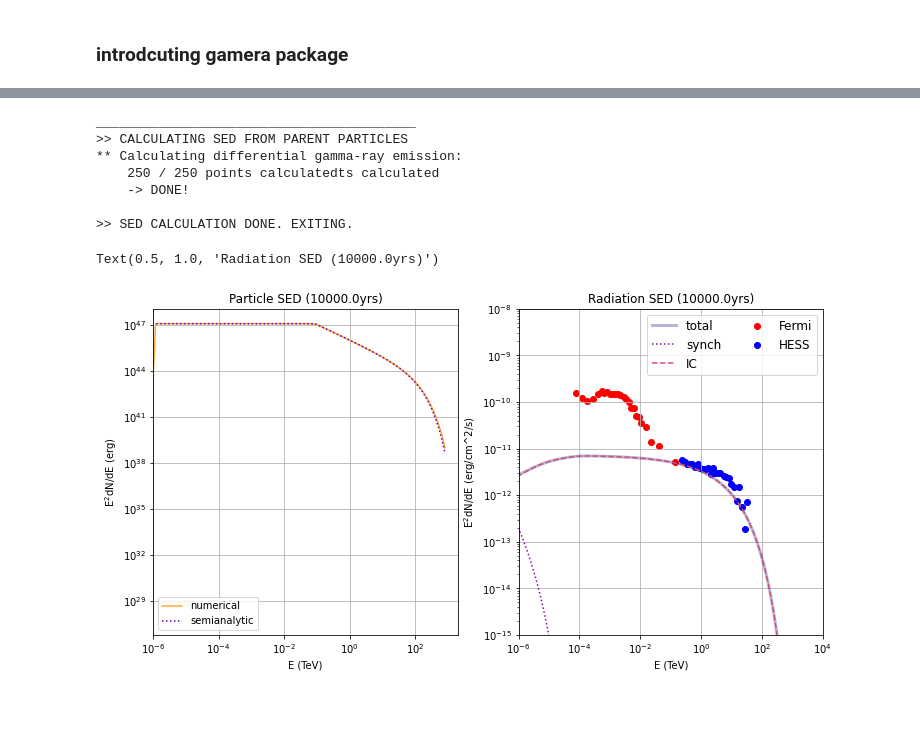
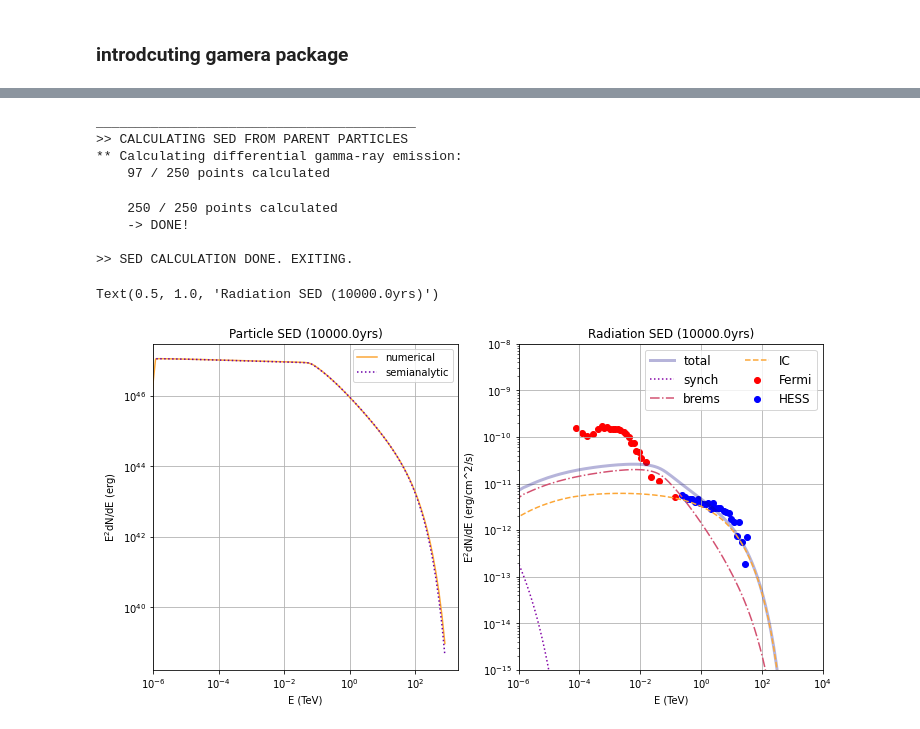
Before and after one commit to kaoriinakashima/GC, a Jupyter notebook: gamera/PWN_Jim.ipynb, the cells around one changed output, grey strips where cells are left out. Cells and saved outputs as stored; diff of their text form; code cells hidden in the pictures.

```diff
--- a/gamera/PWN_Jim.ipynb
+++ b/gamera/PWN_Jim.ipynb
@@ -130,7 +131,7 @@ ___________________________________
 fr = gp.Radiation()
 fr.AddArbitraryTargetPhotons(fp.GetTargetPhotons()) # output from 'Particles' is in the right format to be used in 'Radiation'
 fr.SetBField(b_field)
-#fr.SetAmbientDensity(density)
+fr.SetAmbientDensity(density)
 fr.SetDistance(distance) # optional, in parsec. If not set or equals zero, luminosity instead of flux will be calculated
 fr.SetElectrons(sp)
 fr.CalculateDifferentialPhotonSpectrum(np.logspace(-19,3,int(bins/2)) * gp.TeV_to_erg)
@@ -138,46 +139,48 @@ fr.CalculateDifferentialPhotonSpectrum(np.logspace(-19,3,int(bins/2)) * gp.TeV_t
 _________________________________________
 >> CALCULATING SED FROM PARENT PARTICLES
 ** Calculating differential gamma-ray emission:
-    250 / 250 points calculatedts calculated
-    -> DONE!
-
->> SED CALCULATION DONE. EXITING.
+    97 / 250 points calculated
 # %%
 tot = np.array(fr.GetTotalSED())
 ic = np.array(fr.GetICSED())
-#brems = np.array(fr.GetBremsstrahlungSED())
+brems = np.array(fr.GetBremsstrahlungSED())
 synch = np.array(fr.GetSynchrotronSED())
+# %% [output]
+    250 / 250 points calculated
+    -> DONE!
+
+>> SED CALCULATION DONE. EXITING.
 # %%
 #### make a plot #####
 f, (ax1, ax2) = plt.subplots(1, 2,figsize=(12,6))
 ax1.set_prop_cycle('color',plt.get_cmap('plasma_r')(np.linspace(0.2, .8, 2)))  #
 ax1.loglog(sed[:,0],sed[:,1],ls="-",label="numerical")
 ax1.loglog(sed_s[:,0],sed_s[:,1],ls=":",label="semianalytic")
 ax1.set_xlabel("E (TeV)")
 ax1.set_ylabel("E"+r"$^2$"+"dN/dE (erg)")
 ax1.grid()
 ax1.legend()
 ax1.set_xlim(xmin=1e-6,xmax=2e3)
 #ax1.set_ylim(ymin=1e44,ymax=1e48)
 ax1.set_title("Particle SED ("+ str(round(age,0))+"yrs)")
 
 ax2.set_prop_cycle('color',plt.get_cmap('plasma')(np.linspace(0., .8, 4)))  #
 for i, fp_name in enumerate(flux_points):
     ax2.scatter(fp_name[:, 0]*1e-12, fp_name[:, 1], color=colors[i], label=names[i])
 ax2.loglog(tot[:,0],tot[:,1],ls="-",label="total",lw=3,alpha=0.3)
 ax2.loglog(synch[:,0],synch[:,1],ls=":",label="synch")
-#ax2.loglog(brems[:,0],brems[:,1],ls="-.",label="brems")
+ax2.loglog(brems[:,0],brems[:,1],ls="-.",label="brems")
 ax2.loglog(ic[:,0],ic[:,1],linestyle="--",label="IC")
 ax2.set_xlabel("E (TeV)")
 ax2.set_ylabel("E"+r"$^2$"+"dN/dE (erg/cm^2/s)")
 ax2.legend(ncol=2,prop={'size':12})
 ax2.grid()
 ax2.set_xlim(xmin=1e-6,xmax=1e4)
 ax2.set_ylim(ymin=1e-15,ymax=1e-8)
 ax2.set_title("Radiation SED ("+ str(round(age,0))+"yrs)")
 # %% [output]
 Text(0.5, 1.0, 'Radiation SED (10000.0yrs)')
-[figure, old version]
+[figure, new version]
 # %%
 time_steps = np.logspace(1,6,10)
 
```
Also changed, not shown: parts of 4 cells of this notebook.
